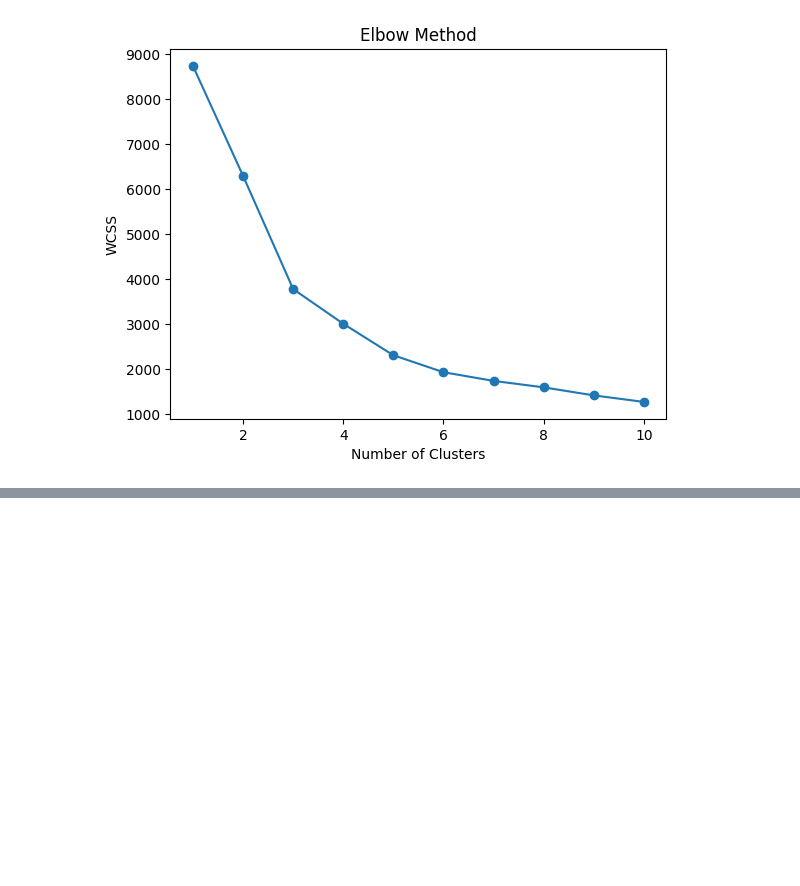
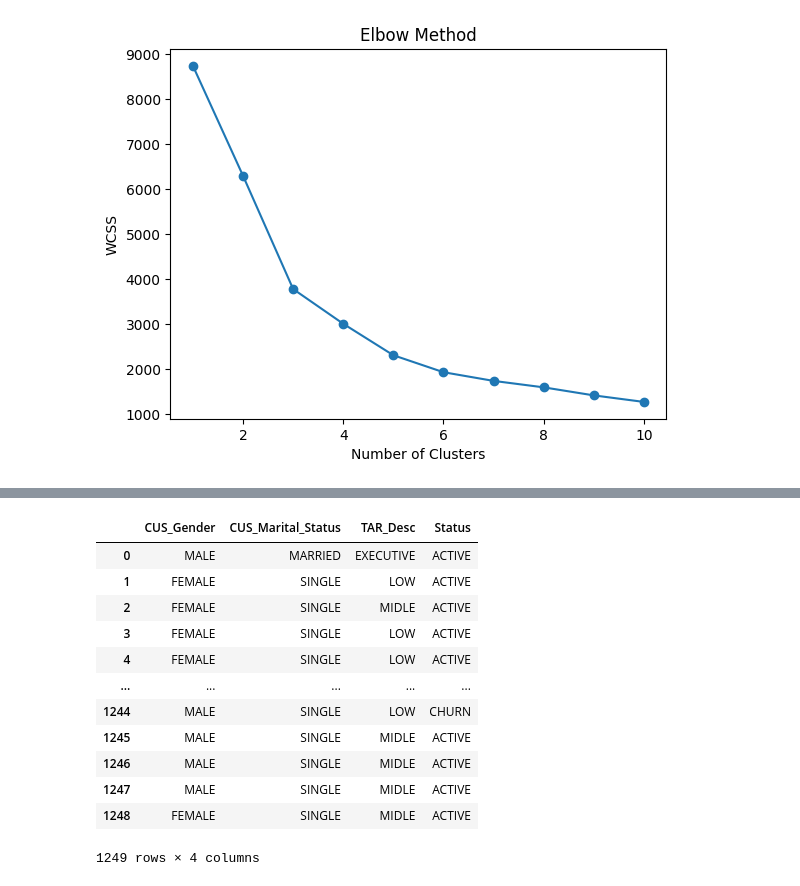
Before and after one commit to shivamkc01/Bank_Standard_bank_churn, a Jupyter notebook: notebook/exploration.ipynb, the cells around one changed output, grey strips where cells are left out. Drawn from its saved outputs; the diff is of its cells as text; code cells hidden in the pictures; blank space fills up the shorter version.

```diff
--- a/notebook/exploration.ipynb
+++ b/notebook/exploration.ipynb
@@ -337,0 +216,16 @@ ValueError: x and y must have same first dimension, but have shapes (5,) and (10
+# %%
+raw_df.select_dtypes(include='object')
+# %% [output]
+|  | CUS_Gender | CUS_Marital_Status | TAR_Desc | Status |
+| 0 | MALE | MARRIED | EXECUTIVE | ACTIVE |
+| 1 | FEMALE | SINGLE | LOW | ACTIVE |
+| 2 | FEMALE | SINGLE | MIDLE | ACTIVE |
+| 3 | FEMALE | SINGLE | LOW | ACTIVE |
+| 4 | FEMALE | SINGLE | LOW | ACTIVE |
+| ... | ... | ... | ... | ... |
+| 1244 | MALE | SINGLE | LOW | CHURN |
+| 1245 | MALE | SINGLE | MIDLE | ACTIVE |
+| 1246 | MALE | SINGLE | MIDLE | ACTIVE |
+| 1247 | MALE | SINGLE | MIDLE | ACTIVE |
+| 1248 | FEMALE | SINGLE | MIDLE | ACTIVE |
+1249 rows × 4 columns
```
Also changed, not shown: parts of 14 cells of this notebook, 34 other files.
